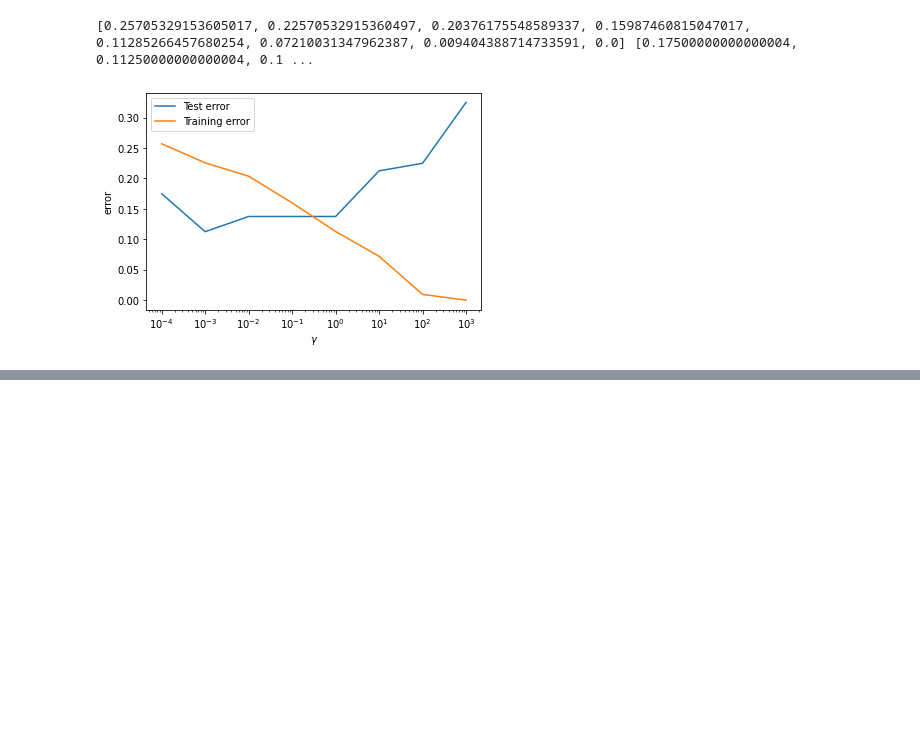
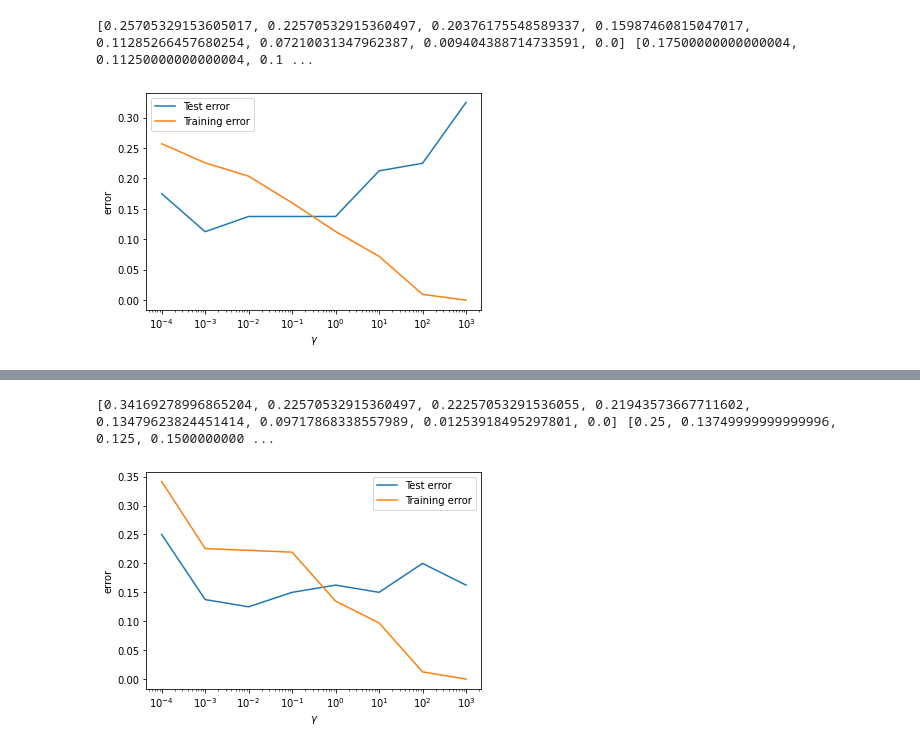
Before and after one commit to xdshiro/HW681, a Jupyter notebook: HW3/Kernel_starter.ipynb, the cells around one changed output, grey strips where cells are left out. Saved outputs shown, nothing was run; the diff lists cells and outputs as text; code cells hidden in the pictures; blank space fills up the shorter version.

```diff
--- a/HW3/Kernel_starter.ipynb
+++ b/HW3/Kernel_starter.ipynb
@@ -426,0 +446,23 @@ from sklearn.linear_model import LogisticRegression
+# %%
+errors_train = []
+errors_test = []
+gammas = [0.0001, 0.001, 0.01, 0.1, 1, 10, 100, 1000]
+for gamma in gammas:
+    def kernel_RBF_helper(X1, X2):
+        sigma = np.sqrt(1 / gamma)
+        return kernel_RBF(X1, X2, sigma)
+    LogReg = kernelLogRegL2(lammy=1 / 100, kernel_fun=kernel_RBF_helper)
+    LogReg.fit(X_train, y_train)
+    errors_train.append(1 - LogReg.score(X_train, y_train))
+    errors_test.append(1 - LogReg.score(X_test, y_test))
+print(errors_train, errors_test)
+plt.plot(gammas, errors_test, label='Test error')
+plt.plot(gammas, errors_train, label='Training error')
+plt.xscale('log')
+plt.legend()
+plt.xlabel(r'$\gamma$')
+plt.ylabel('error')
+plt.show()
+# %% [output]
+[0.34169278996865204, 0.22570532915360497, 0.22257053291536055, 0.21943573667711602, 0.13479623824451414, 0.09717868338557989, 0.01253918495297801, 0.0] [0.25, 0.13749999999999996, 0.125, 0.1500000000 ...
+[figure, added]
```
Also changed, not shown: parts of 21 cells of this notebook, 3 other files.
